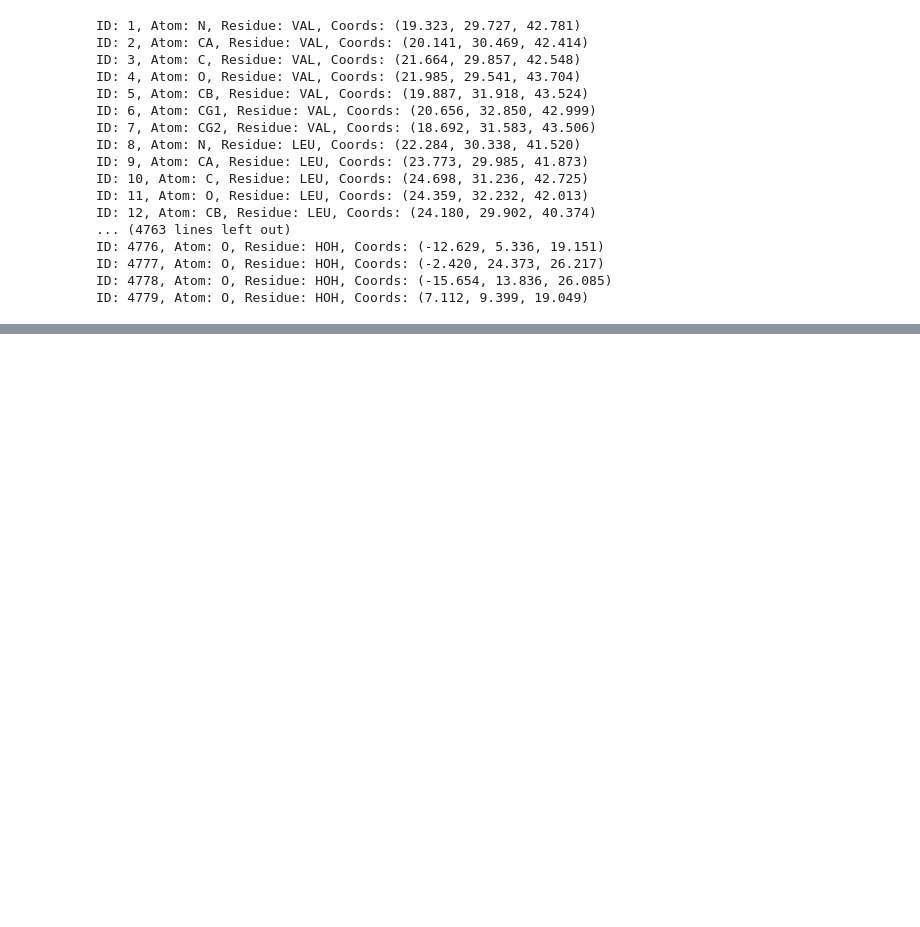
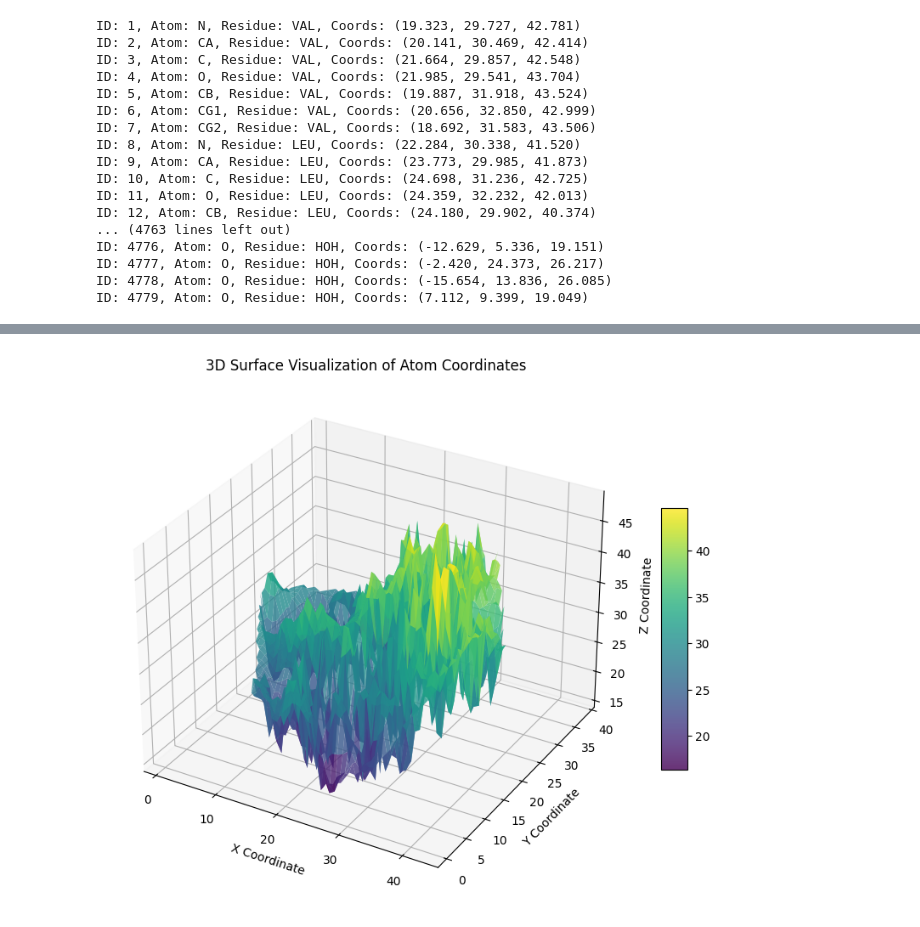
Before and after one commit to kbjung/Study, a Jupyter notebook: graduate_school/rcsb/test_xml_load.ipynb, the cells around one changed output, grey strips where cells are left out. Drawn from its saved outputs; the diff is of its cells as text; code cells hidden in the pictures; blank space fills up the shorter version.

```diff
--- a/graduate_school/rcsb/test_xml_load.ipynb
+++ b/graduate_school/rcsb/test_xml_load.ipynb
@@ -73,0 +280,42 @@ VAL: VALINE, Formula: C5 H11 N O2, Weight: 117.146
+# %%
+from mpl_toolkits.mplot3d import Axes3D
+import numpy as np
+from scipy.interpolate import griddata
+
+import matplotlib.pyplot as plt
+
+# x, y, z 데이터를 격자로 변환
+x = group_A['x'].values
+y = group_A['y'].values
+z = group_A['z'].values
+
+# 격자 생성
+x_grid, y_grid = np.meshgrid(
+    np.linspace(x.min(), x.max(), 50),
+    np.linspace(y.min(), y.max(), 50)
+)
+
+# z 값을 보간하여 격자에 맞춤
+z_grid = griddata((x, y), z, (x_grid, y_grid), method='linear')
+
+# 3D 표면 그래프 그리기
+fig = plt.figure(figsize=(10, 8))
+ax = fig.add_subplot(111, projection='3d')
+
+# 표면 플롯
+surf = ax.plot_surface(x_grid, y_grid, z_grid, cmap='viridis', edgecolor='none', alpha=0.8)
+
+# 축 레이블 설정
+ax.set_xlabel('X Coordinate')
+ax.set_ylabel('Y Coordinate')
+ax.set_zlabel('Z Coordinate')
+
+# 컬러바 추가
+fig.colorbar(surf, ax=ax, shrink=0.5, aspect=10)
+
+# 그래프 제목 설정
+ax.set_title('3D Surface Visualization of Atom Coordinates')
+
+plt.show()
+# %% [output]
+[figure, added]
```
Also changed, not shown: parts of 18 cells of this notebook.
